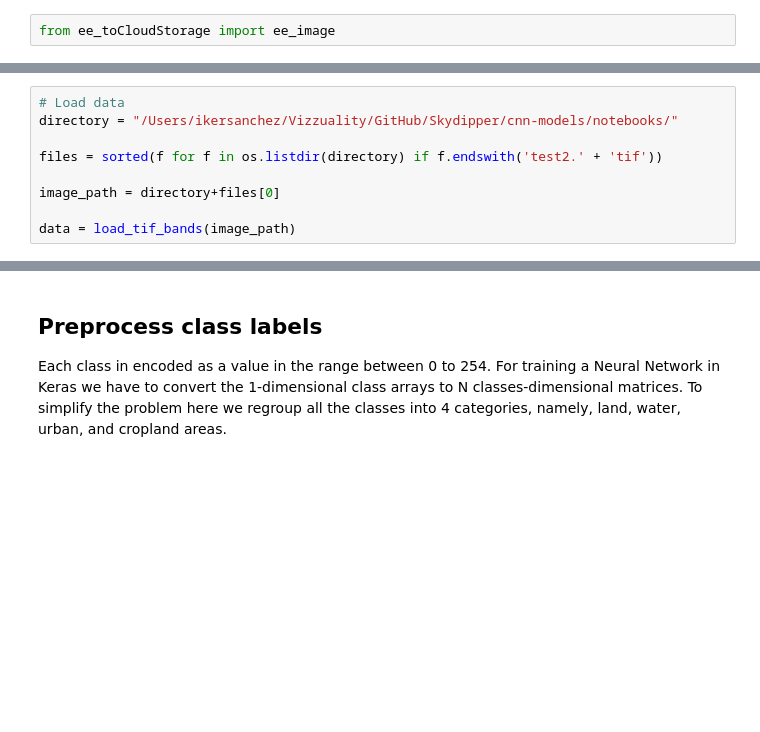
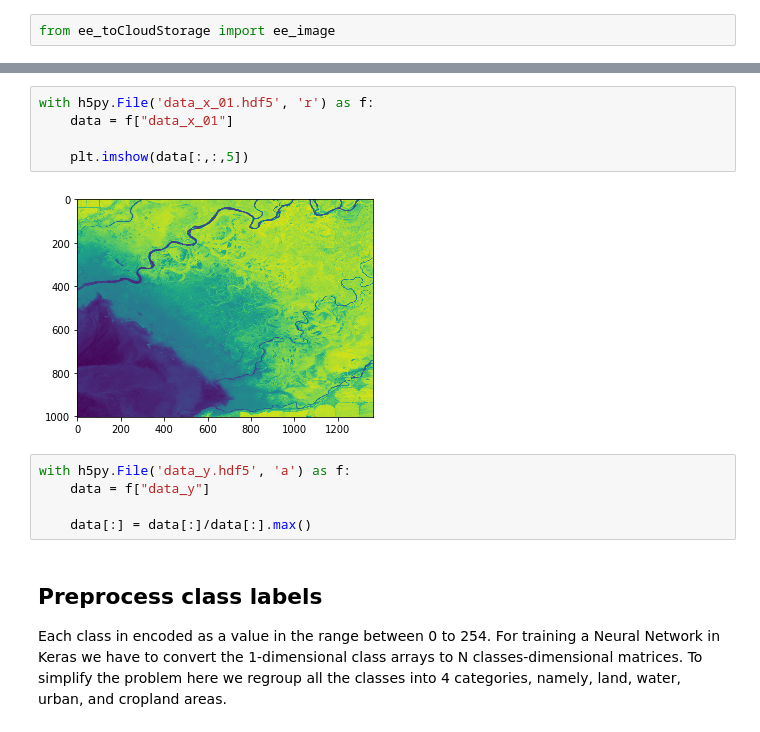
Before and after one commit to yaron1000/cnn-models, a Jupyter notebook: notebooks/Sentinel2_cropland_mapping.ipynb, the cells around one changed output, grey strips where cells are left out. Saved outputs shown, nothing was run; the diff lists cells and outputs as text; blank space fills up the shorter version.

```diff
--- a/notebooks/Sentinel2_cropland_mapping.ipynb
+++ b/notebooks/Sentinel2_cropland_mapping.ipynb
@@ -70,9 +55,0 @@ def load_tif_bands(file_path):
-# %%
-# Load data
-directory = "/Users/ikersanchez/Vizzuality/GitHub/Skydipper/cnn-models/notebooks/"
-
-files = sorted(f for f in os.listdir(directory) if f.endswith('test2.' + 'tif'))
-
-image_path = directory+files[0]
-
-data = load_tif_bands(image_path)
@@ -201,3 +80,15 @@ plt.imshow(data_x[5,:,:,5])
+# %%
+with h5py.File('data_x_01.hdf5', 'r') as f:
+    data = f["data_x_01"]
+
+    plt.imshow(data[:,:,5])
+# %% [output]
+[figure, added]
+# %%
+with h5py.File('data_y.hdf5', 'a') as f:
+    data = f["data_y"]
+
+    data[:] = data[:]/data[:].max()
 # %% [markdown]
 ## Preprocess class labels
 
```
Also changed, not shown: parts of 55 cells of this notebook, 2 other files.
